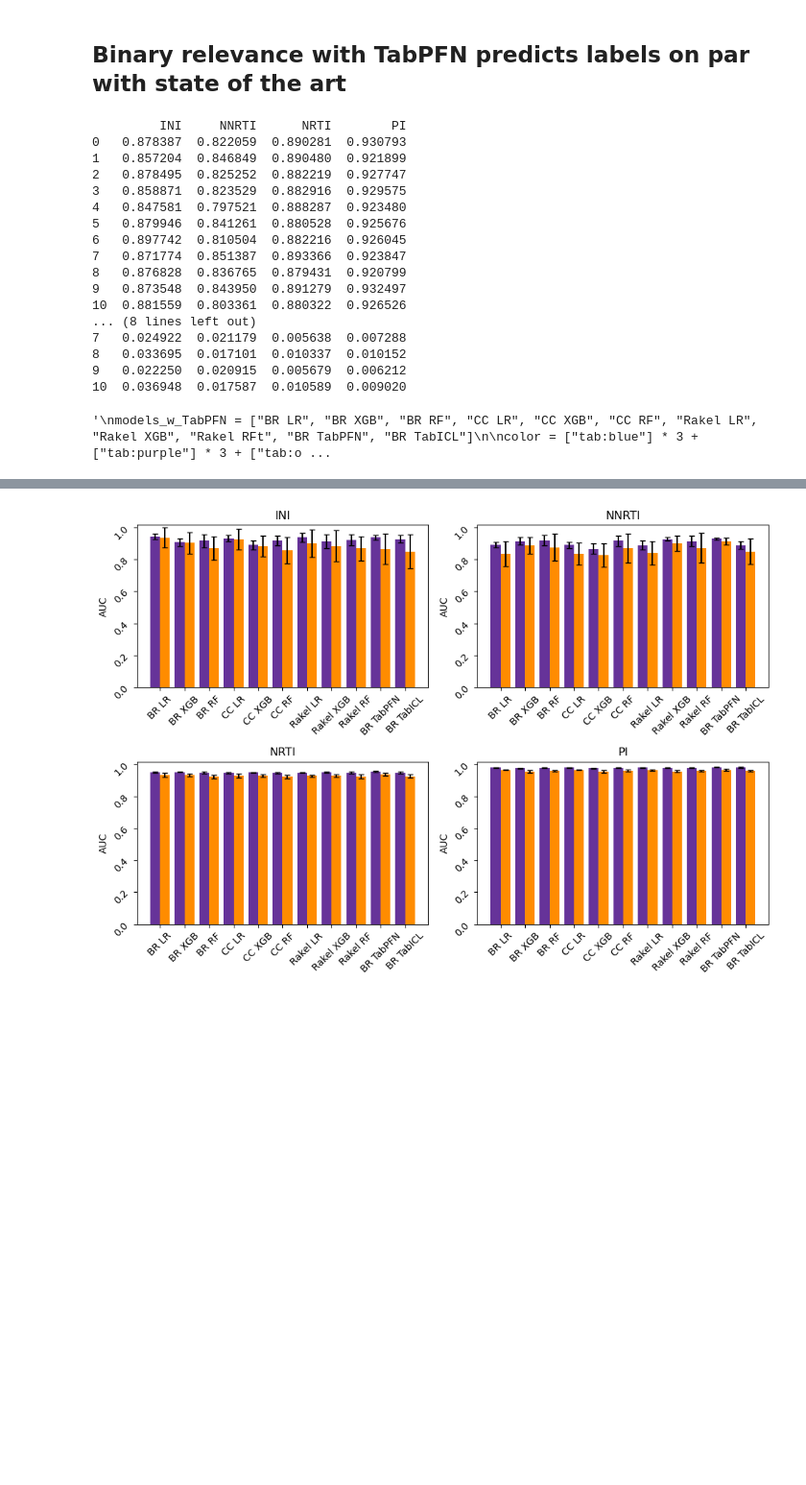
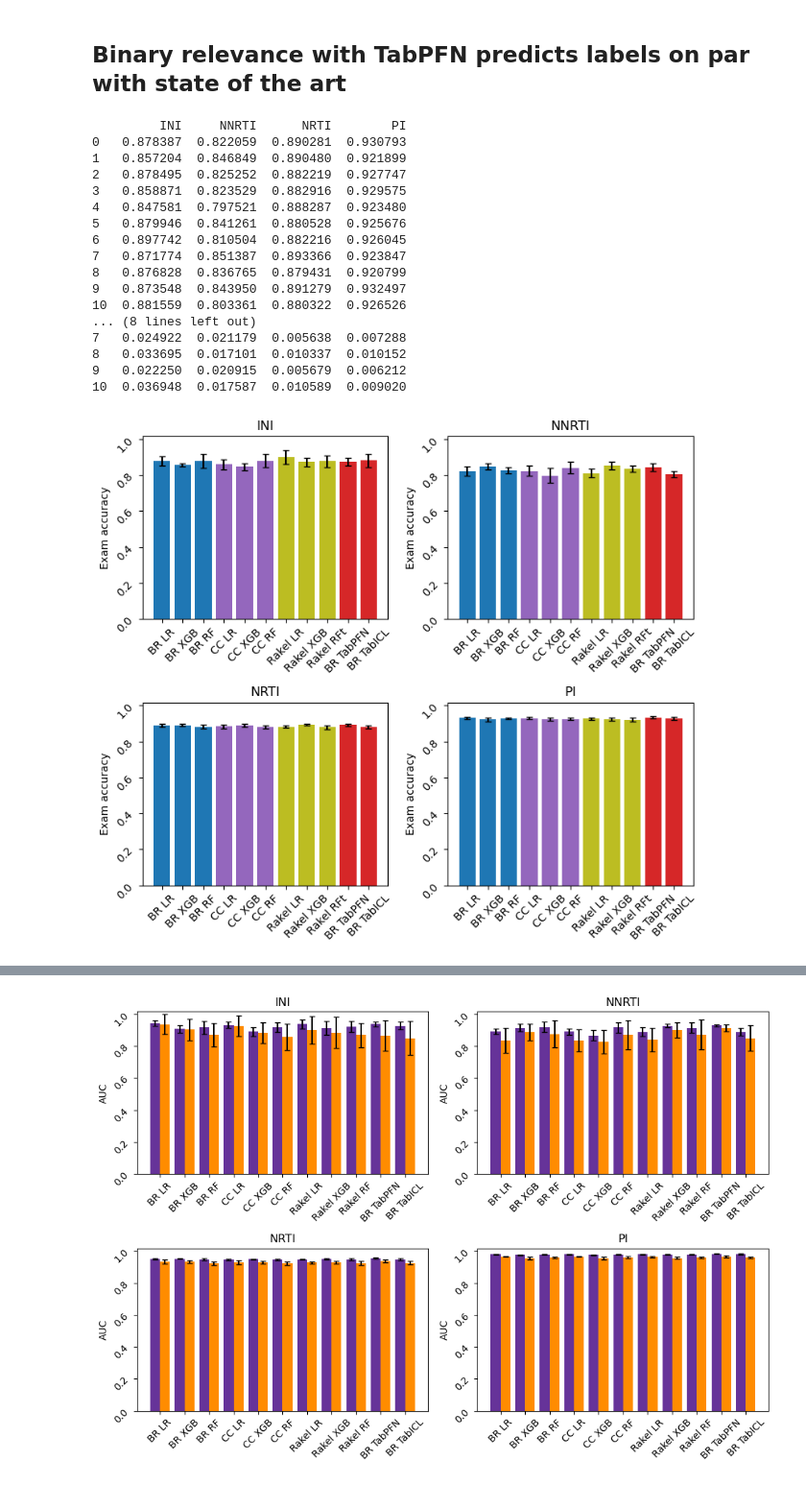
Before and after one commit to FloAvis/Masterthesis_TabPFN_HIV, a Jupyter notebook: statistics/PT_statistics.ipynb, the cells around one changed output, grey strips where cells are left out. Shown at 96% size. Cells and saved outputs as stored; diff of their text form; code cells hidden in the pictures; blank space fills up the shorter version.

```diff
--- a/statistics/PT_statistics.ipynb
+++ b/statistics/PT_statistics.ipynb
@@ -45,7 +47,6 @@ filepath_list_ml = [ini_results_filepath_ml, nnrti_results_filepath_ml, nrti_res
 # %%
 
 
-#ml_models = ["BR_LR", "BR_XGB", "BR_forest", "CC_LR", "CC_xgb", "CC_forest", "Rakeld_lr", "Rakeld_xgb", "Rakeld_forest", "DELA"]
 ml_models = ["BR_LR", "BR_XGB", "BR_forest", "CC_LR", "CC_xgb", "CC_forest", "Rakeld_lr", "Rakeld_xgb", "Rakeld_forest"]
 
 ending = "_5_fold.csv"
@@ -68,16 +69,15 @@ print(df_sub_accs_groups_mean)
 print(df_sub_accs_groups_std)
 
 
-#models_w_TabPFN = ["BR LR", "BR XGB", "BR RF", "CC LR", "CC XGB", "CC RF", "Rakel LR", "Rakel XGB", "Rakel RFt", "DELA", "BR TabPFN", "BR TabICL"]
 
 
-"""
+
 models_w_TabPFN = ["BR LR", "BR XGB", "BR RF", "CC LR", "CC XGB", "CC RF", "Rakel LR", "Rakel XGB", "Rakel RFt", "BR TabPFN", "BR TabICL"]
 
 color = ["tab:blue"] * 3 + ["tab:purple"] * 3 + ["tab:olive"] * 3 + ["tab:red"] * 2
 
 fig, axs = plt.subplots(2, 2, figsize=(8, 7))
-#fig.tight_layout()
+
 
 axs = axs.flatten()
 
@@ -92,34 +92,33 @@ for i, drug in enumerate(df_sub_accs_groups_mean.columns.values.tolist()):
     #axs[i].bar_label(p, label_type="edge", padding=12, fmt="%.3f")
 
     axs[i].grid(False)
     #axs[i].set_xticks(x)
     #axs[i].set_xticklabels(target_ml["Drug"])
     axs[i].tick_params(rotation=45)
     axs[i].set_ylabel('Exam accuracy')
     axs[i].set_ylim(0, 1.0  * 1.015)
     axs[i].set_title(drug)
 
 fig.tight_layout()
-#plt.show()
 
-plt.savefig("../figures/02_BR_benchmark_soa/Benchmark_comp_BR_exam_acc_new2.png")
-"""
+
+#plt.savefig("../figures/02_BR_benchmark_soa/Benchmark_comp_BR_exam_acc_new2.png")
 # %% [output]
          INI     NNRTI      NRTI        PI
 0   0.878387  0.822059  0.890281  0.930793
 1   0.857204  0.846849  0.890480  0.921899
 2   0.878495  0.825252  0.882219  0.927747
 3   0.858871  0.823529  0.882916  0.929575
 4   0.847581  0.797521  0.888287  0.923480
 5   0.879946  0.841261  0.880528  0.925676
 6   0.897742  0.810504  0.882216  0.926045
 7   0.871774  0.851387  0.893366  0.923847
 8   0.876828  0.836765  0.879431  0.920799
 9   0.873548  0.843950  0.891279  0.932497
 10  0.881559  0.803361  0.880322  0.926526
 ... (8 lines left out)
 7   0.024922  0.021179  0.005638  0.007288
 8   0.033695  0.017101  0.010337  0.010152
 9   0.022250  0.020915  0.005679  0.006212
 10  0.036948  0.017587  0.010589  0.009020
-'\nmodels_w_TabPFN = ["BR LR", "BR XGB", "BR RF", "CC LR", "CC XGB", "CC RF", "Rakel LR", "Rakel XGB", "Rakel RFt", "BR TabPFN", "BR TabICL"]\n\ncolor = ["tab:blue"] * 3 + ["tab:purple"] * 3 + ["tab:o ...
+[figure, added]
```
Also changed, not shown: parts of 25 cells of this notebook, 9 other files.
